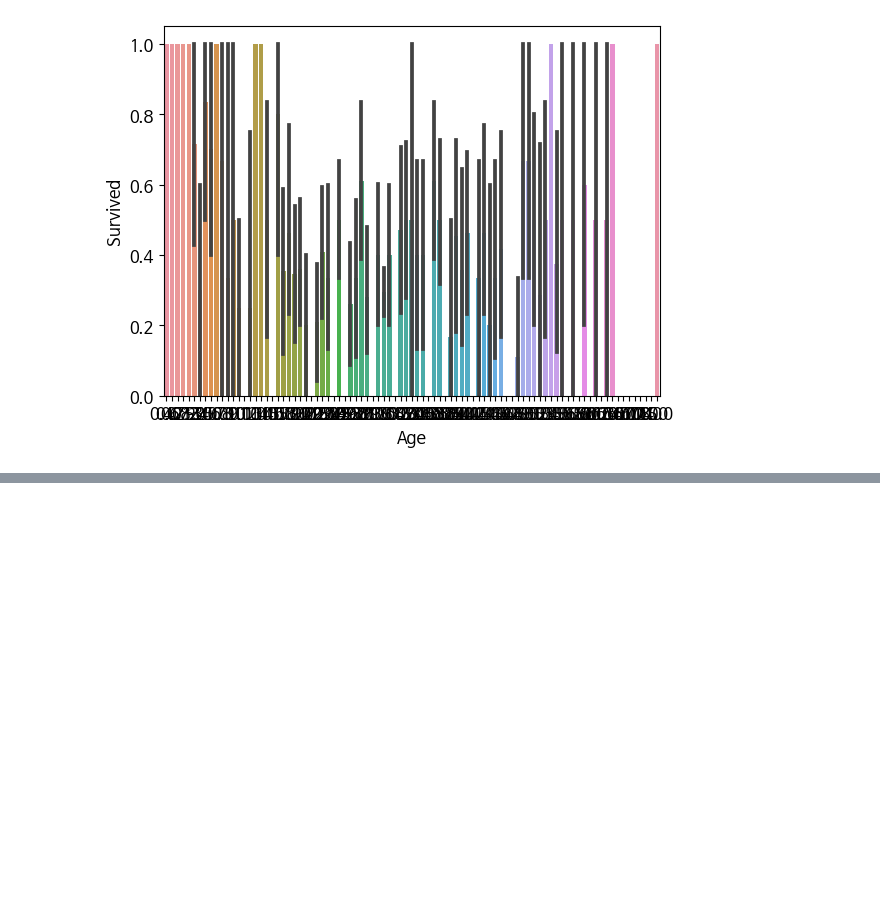
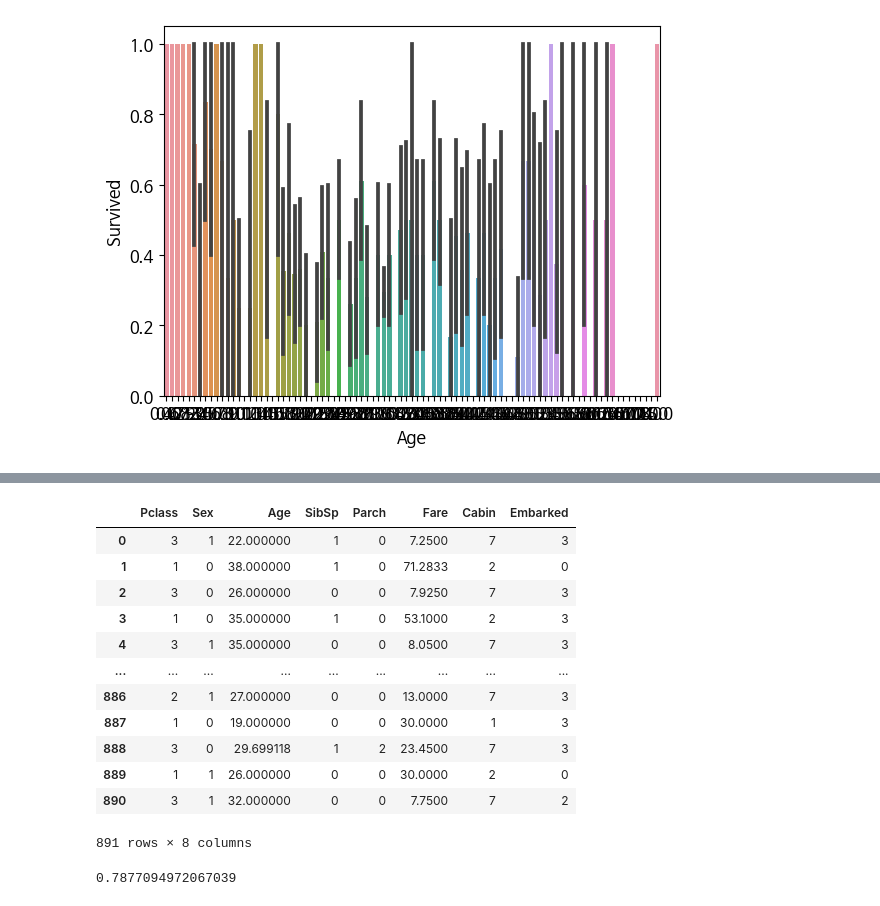
Before and after one commit to shimseonjo1/python_test_code, a Jupyter notebook: 05_머신러닝/02_3_titanic.ipynb, the cells around one changed output, grey strips where cells are left out. Saved outputs shown, nothing was run; the diff lists cells and outputs as text; code cells hidden in the pictures; blank space fills up the shorter version.

```diff
--- a/05_머신러닝/02_3_titanic.ipynb
+++ b/05_머신러닝/02_3_titanic.ipynb
@@ -169,0 +173,47 @@ Name: Age, Length: 891, dtype: object
+# %%
+def fillna(df):
+    df['Age'].fillna(df['Age'].mean(),inplace=True)
+    df['Cabin'].fillna('N',inplace=True)
+    df['Embarked'].fillna('N',inplace=True)
+    df['Fare'].fillna(0,inplace=True)
+    return df
+
+def drop_features(df):
+    df.drop(columns=['PassengerId','Name','Ticket'], inplace=True)
+    return df
+
+def format_features(df):
+    from sklearn.preprocessing import LabelEncoder
+    df['Cabin'] = df.Cabin.str[0]
+    features = ['Cabin','Sex','Embarked']
+    for feature in features:
+        le = LabelEncoder()
+        df[feature] =  le.fit_transform(df[feature])
+    return df
+
+def transform_features(df):
+    df = fillna(df)
+    df = drop_features(df)
+    df = format_features(df)
+    return df
+# %%
+df = pd.read_csv('titanic_train.csv')
+y = df.Survived
+x = df.drop(columns=['Survived'])
+x = transform_features(x)
+# %%
+x
+# %% [output]
+|  | Pclass | Sex | Age | SibSp | Parch | Fare | Cabin | Embarked |
+| 0 | 3 | 1 | 22.000000 | 1 | 0 | 7.2500 | 7 | 3 |
+| 1 | 1 | 0 | 38.000000 | 1 | 0 | 71.2833 | 2 | 0 |
+| 2 | 3 | 0 | 26.000000 | 0 | 0 | 7.9250 | 7 | 3 |
+| 3 | 1 | 0 | 35.000000 | 1 | 0 | 53.1000 | 2 | 3 |
+| 4 | 3 | 1 | 35.000000 | 0 | 0 | 8.0500 | 7 | 3 |
+| ... | ... | ... | ... | ... | ... | ... | ... | ... |
+| 886 | 2 | 1 | 27.000000 | 0 | 0 | 13.0000 | 7 | 3 |
+| 887 | 1 | 0 | 19.000000 | 0 | 0 | 30.0000 | 1 | 3 |
+| 888 | 3 | 0 | 29.699118 | 1 | 2 | 23.4500 | 7 | 3 |
+| 889 | 1 | 1 | 26.000000 | 0 | 0 | 30.0000 | 2 | 0 |
+| 890 | 3 | 1 | 32.000000 | 0 | 0 | 7.7500 | 7 | 2 |
+891 rows × 8 columns
@@ -169,0 +233,6 @@ Name: Age, Length: 891, dtype: object
+# %%
+dt_clf.fit(X_train,y_train)
+pred_dt = dt_clf.predict(X_test)
+accuracy_score(y_test,pred_dt)
+# %% [output]
+0.7877094972067039
```
Also changed, not shown: parts of 10 cells of this notebook.
